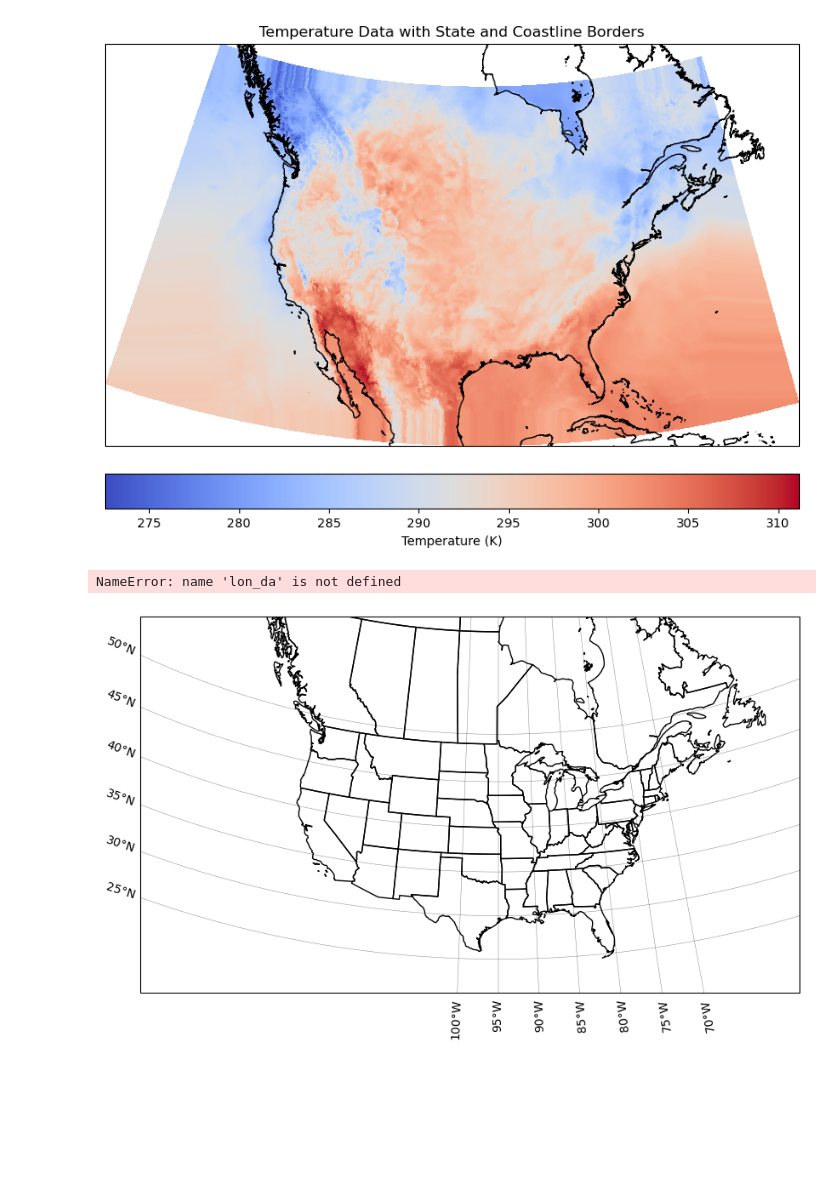
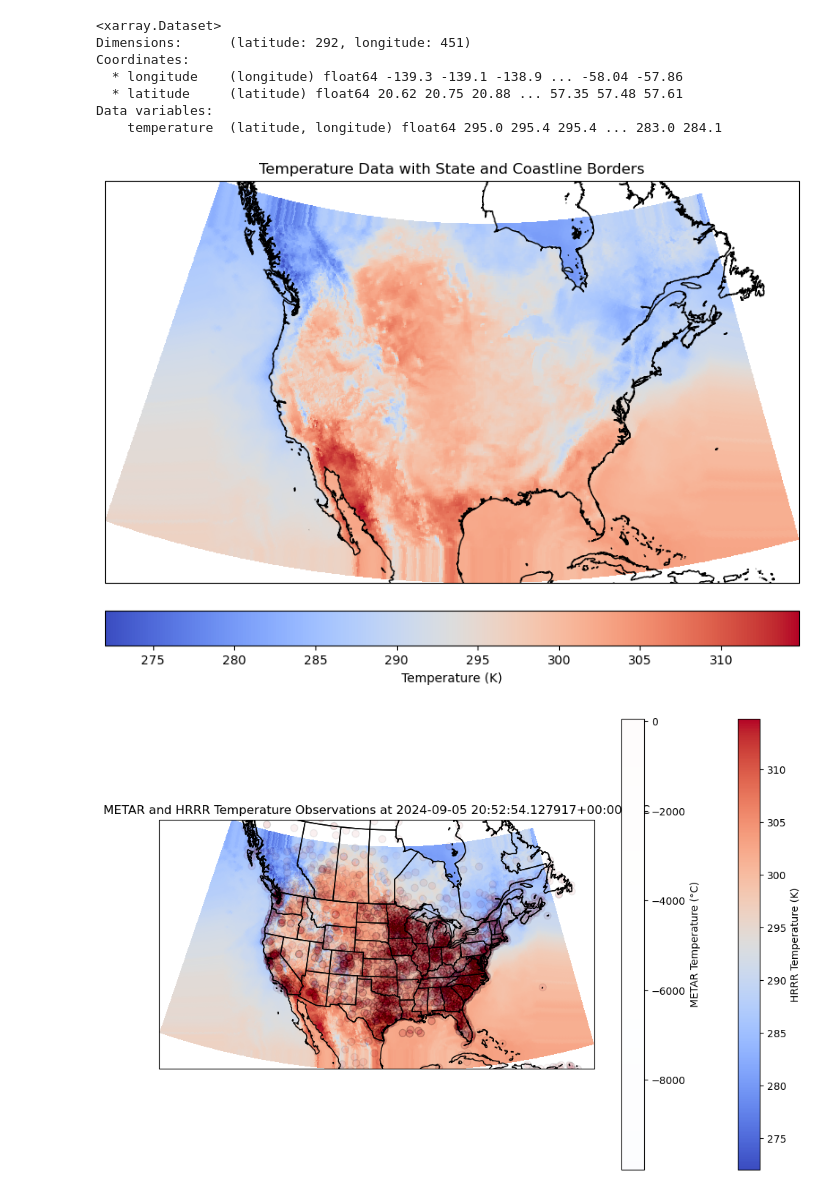
Before and after one commit to Using-Namespace-System/oQurrence, a Jupyter notebook: notebooks/ingest.ipynb, the cells around one changed output. Drawn from its saved outputs; the diff is of its cells as text; code cells hidden in the pictures; blank space fills up the shorter version.

Commit message:
Working Projections

```diff
--- a/notebooks/ingest.ipynb
+++ b/notebooks/ingest.ipynb
@@ -25,20 +25,3 @@ window_end = initial_time + timedelta(hours=5)
 
 # Initialize DataAccessLayer to access EDEX server
 DataAccessLayer.changeEDEXHost("edex-cloud.unidata.ucar.edu")
-# %%
-
-# HRRR dataset URL from THREDDS
-hrrr_catalog_url = "https://thredds.ucar.edu/thredds/catalog/grib/NCEP/RAP/CONUS_13km/TwoD"
-
-# Fetch the most recent HRRR dataset
-cat = TDSCatalog(hrrr_catalog_url)
-dataset = list(cat.datasets.values())[0]
-
-# Access the HRRR subset using NCSS
-ncss = NCSS(dataset.access_urls['NetcdfSubset'])
-
-# Define the query for temperature data
-query = ncss.query().lonlat_box(-130, -60, 20, 55).variables('Temperature_height_above_ground').time(initial_time)
-
-# Retrieve the data
-hrrr_data = ncss.get_data(query)
@@ -166,10 +151,20 @@ array([[295.7930603, 295.9180603, 295.9180603, ..., 302.5430603,
+# %%
+hrrr_dataset
+# %% [output]
+<xarray.Dataset>
+Dimensions:      (latitude: 292, longitude: 451)
+Coordinates:
+  * longitude    (longitude) float64 -139.3 -139.1 -138.9 ... -58.04 -57.86
+  * latitude     (latitude) float64 20.62 20.75 20.88 ... 57.35 57.48 57.61
+Data variables:
+    temperature  (latitude, longitude) float64 295.0 295.4 295.4 ... 283.0 284.1
 # %%
-# Step 6: Plot with Cartopy (Lambert Conformal projection)
+# Plot with Cartopy (Lambert Conformal projection)
 plt.figure(figsize=(10, 8))
-ax = plt.axes(projection = lambcoordref)
+ax = plt.axes(projection = lambert_crs)
 
 # Plot the temperature data using pcolormesh, with lat/lon
-temp_plot = ax.pcolormesh(target_lons, target_lats, temperature_grid,
+temp_plot = ax.pcolormesh(hrrr_dataset.longitude, hrrr_dataset.latitude, hrrr_dataset.temperature,
                            transform = ccrs.PlateCarree(), cmap='coolwarm')
 
 # Add coastlines and states
@@ -187,34 +182,35 @@ plt.colorbar(temp_plot, label="Temperature (K)", orientation="horizontal", pad=0
 plt.title("Temperature Data with State and Coastline Borders")
 plt.show()
 # %% [output]
-[figure, old version]
+[figure, new version]
 # %%
 # Plotting the data on a map using Cartopy
-def plot_data(metar_lons, metar_lats, metar_temps, hrrr_lons, hrrr_lats, hrrr_temps):
+def plot_data(metar_lons, metar_lats, metar_temps, hrrr_lons, hrrr_lats, hrrr_temps, crs_, ext):
     fig = plt.figure(figsize=(12, 8))
-    ax = plt.axes(projection=ccrs.LambertConformal())
+    ax = plt.axes(projection=crs_)
 
     # Set extent to cover the continental US
-    ax.set_extent([-130, -60, 20, 55], crs=ccrs.PlateCarree())
+    ax.set_extent(ext, crs=ccrs.PlateCarree())
 
     # Add coastlines, borders, and state lines
     ax.add_feature(cfeature.COASTLINE)
     ax.add_feature(cfeature.BORDERS)
     ax.add_feature(cfeature.STATES)
 
     # Plot HRRR temperature data (assumed to be on a grid)
-    sc1 = ax.pcolormesh(hrrr_lons, hrrr_lats, hrrr_temps[0], cmap='coolwarm', transform=ccrs.PlateCarree(), alpha=0.5)
+    sc1 = ax.pcolormesh(hrrr_lons, hrrr_lats, hrrr_temps, cmap='coolwarm', transform=ccrs.PlateCarree(), alpha=1)
     plt.colorbar(sc1, ax=ax, orientation='vertical', label='HRRR Temperature (K)')
 
     # Plot METAR temperature observations
-    sc2 = ax.scatter(metar_lons, metar_lats, c=metar_temps, cmap='coolwarm', s=50, edgecolor='k', transform=ccrs.PlateCarree())
+    sc2 = ax.scatter(metar_lons, metar_lats, c=metar_temps, cmap='coolwarm', s=50, edgecolor='k', transform=ccrs.PlateCarree(), alpha=0.01)
     plt.colorbar(sc2, ax=ax, orientation='vertical', label='METAR Temperature (°C)')
 
     plt.title(f'METAR and HRRR Temperature Observations at {initial_time} UTC')
     plt.show()
 
 # Plot both datasets together
-plot_data(metar_lons, metar_lats, metar_temps, hrrr_lons, hrrr_lats, hrrr_temps[0][0])
+plot_data(metar_lons, metar_lats, metar_temps,
+           hrrr_dataset.longitude, hrrr_dataset.latitude, hrrr_dataset.temperature,
+           lambert_crs, extent)
 # %% [output]
-NameError: name 'lon_da' is not defined
-[figure, old version]
+[figure, new version]
```
Also changed, not shown: parts of 4 cells of this notebook.
